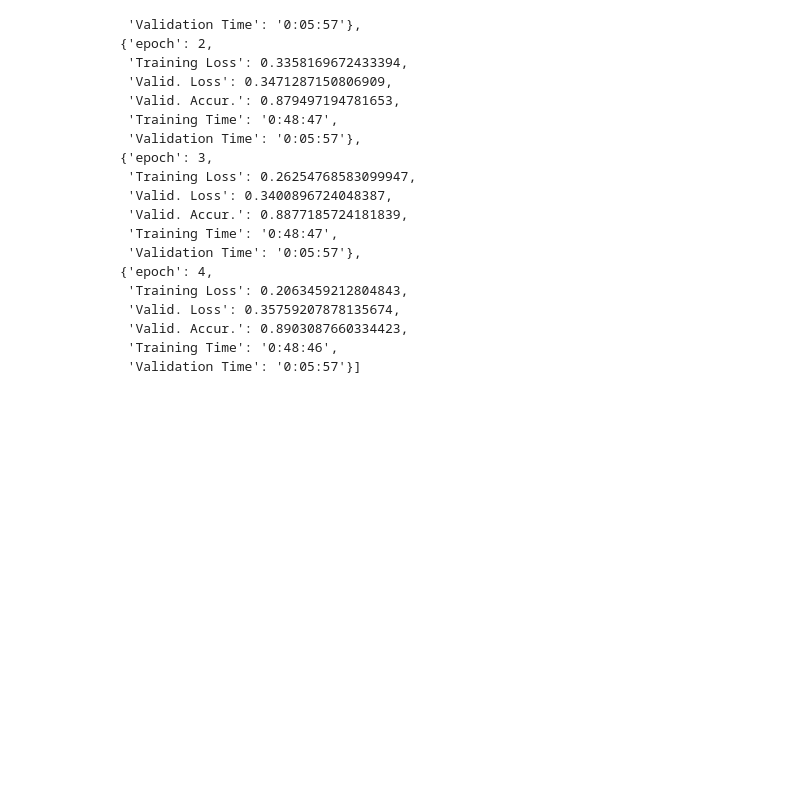
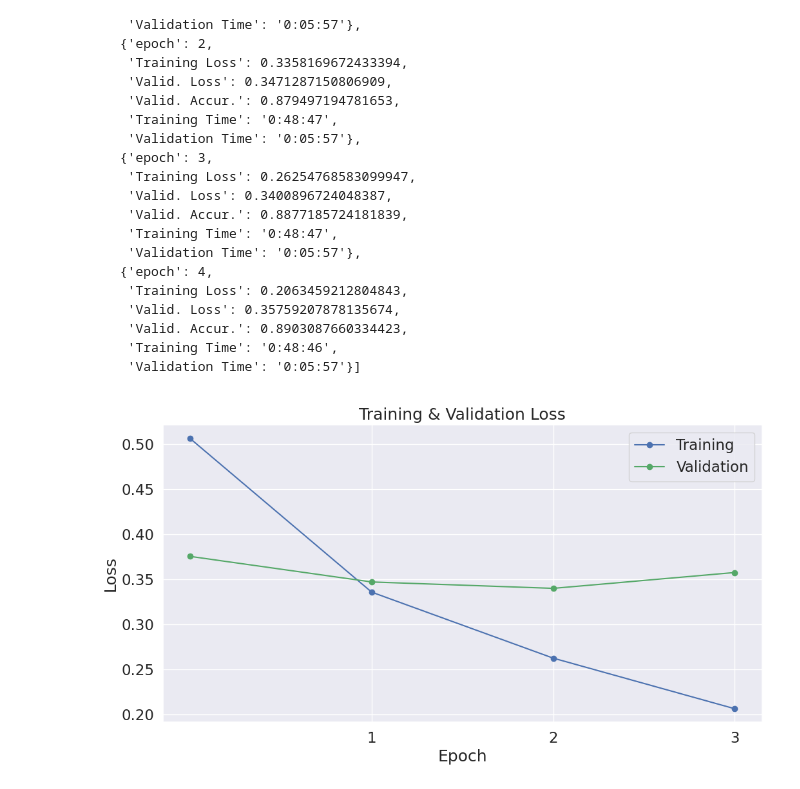
Before and after one commit to sophieebuz/HSE_MLDS_project_year1, a Jupyter notebook: models/DL_experiments/DL_models_BERT.ipynb, the cells around one changed output. Saved outputs shown, nothing was run; the diff lists cells and outputs as text; code cells hidden in the pictures; blank space fills up the shorter version.

````diff
--- a/models/DL_experiments/DL_models_BERT.ipynb
+++ b/models/DL_experiments/DL_models_BERT.ipynb
@@ -1015,3 +1076,34 @@ param_to_train_list = (
   'Training Time': '0:48:46',
   'Validation Time': '0:05:57'}]
 ```
+# %%
+import numpy as np
+Training_Loss = np.array([0.5064, 0.3358, 0.2625, 0.2063])
+Valid_Loss = np.array([0.3755, 0.3471, 0.3400, 0.357592])
+# %%
+import matplotlib.pyplot as plt
+#% matplotlib inline
+
+import seaborn as sns
+
+# Use plot styling from seaborn.
+sns.set(style='darkgrid')
+
+# Increase the plot size and font size.
+sns.set(font_scale=1.5)
+plt.rcParams["figure.figsize"] = (12,6)
+
+# Plot the learning curve.
+plt.plot(Training_Loss, 'b-o', label="Training")
+plt.plot(Valid_Loss, 'g-o', label="Validation")
+
+# Label the plot.
+plt.title("Training & Validation Loss")
+plt.xlabel("Epoch")
+plt.ylabel("Loss")
+plt.legend()
+plt.xticks([1, 2, 3])
+
+plt.show()
+# %% [output]
+[figure, added]
````
Also changed, not shown: parts of 10 cells of this notebook.
